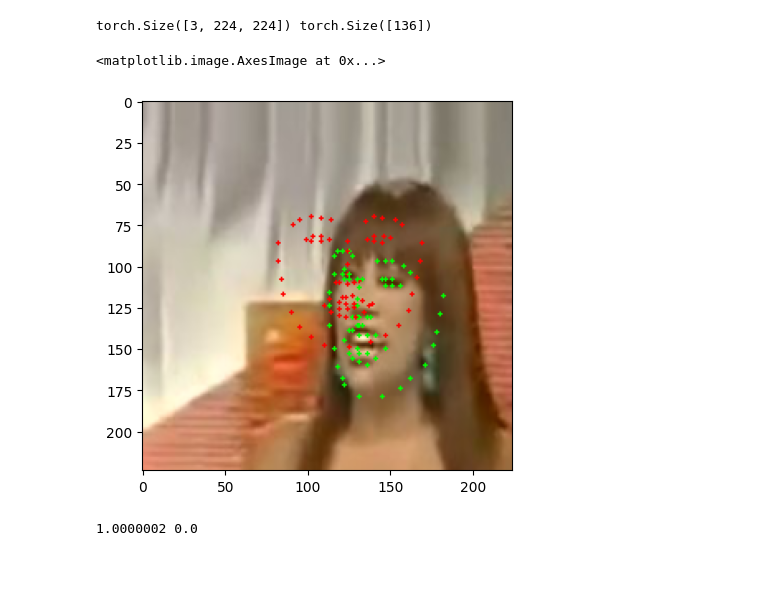
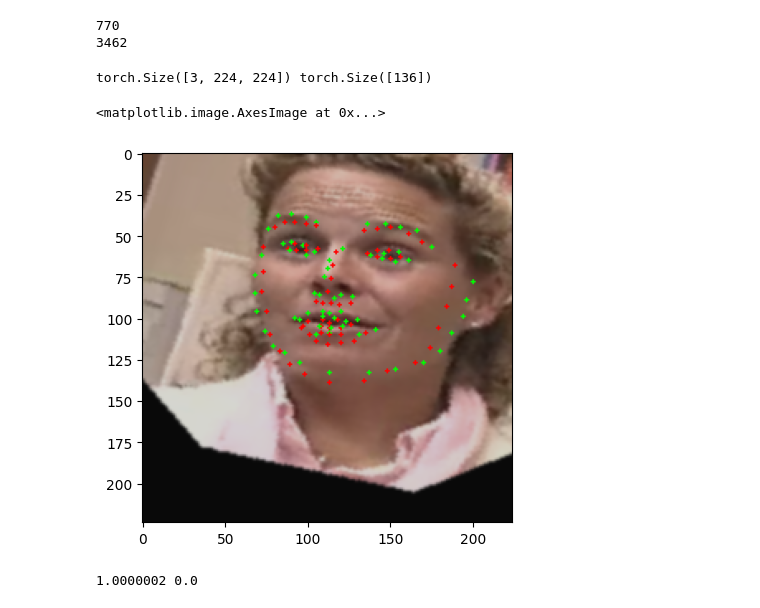
Before and after one commit to rihat99/CV701_Assignemnt_4, a Jupyter notebook: test.ipynb, the cells around one changed output. Drawn from its saved outputs; the diff is of its cells as text; code cells hidden in the pictures; blank space fills up the shorter version.

```diff
--- a/test.ipynb
+++ b/test.ipynb
@@ -39,8 +39,8 @@ transforms_train = v2.Compose([
     v2.Normalize(mean=[0.485,0.456,0.406],std=[0.229,0.224,0.225]),
     v2.ToImage(),
     v2.ToDtype(torch.float),
-    v2.RandomRotation(degrees=(-25, 25)),
-    v2.RandomAffine(degrees=(-15, 15), translate=(0.2, 0.2), scale=(0.8, 1.2), shear=(-10, 10, -10, 10)),
+    v2.RandomRotation(degrees=(-90, 90)),
+    v2.RandomAffine(degrees=(-45, 45), translate=(0.4, 0.4), scale=(0.7, 1.3), shear=(-10, 10, -10, 10)),
     v2.RandomResizedCrop((IMAGE_SIZE, IMAGE_SIZE), scale=(0.8, 1.0), antialias=True),
     v2.ColorJitter(brightness=0.2, contrast=0.2, saturation=0.2),
     v2.GaussianBlur(kernel_size=3, sigma=(0.1, 1.0)),
@@ -53,44 +53,61 @@ test_dataset = FacialKeypointsDataset(csv_file='data/test_frames_keypoints.csv',
 
 train_dataset = FacialKeypointsDataset(csv_file='data/training_frames_keypoints.csv', root_dir='data/training/',
                                     transform=transforms_train)
+
+print(len(test_dataset))
+print(len(train_dataset))
+# %% [output]
+770
+3462
 # %%
-index = 5
+index = 4
 
-image, keypoints = test_dataset[index]
+image, keypoints = train_dataset[index]
 print(image.shape, keypoints.shape)
 keypoints = keypoints.reshape(-1, 2)
 
 with torch.no_grad():
     model.eval()
     output = model(image.unsqueeze(0).to(DEVICE))
     output = output.cpu().numpy()
     output = output.reshape(-1, 2)
 
 
+
 image = image.permute(1, 2, 0).numpy()
 image = image.copy()
 
 for i in range(keypoints.shape[0]):
 
-    keypoints_y = int((keypoints[i, 1] + 1) * image.shape[1] / 2)
-    keypoints_x = int((keypoints[i, 0] + 1) * image.shape[0] / 2)
+    # keypoints_y = int((keypoints[i, 1] + 1) * image.shape[1] / 2)
+    # keypoints_x = int((keypoints[i, 0] + 1) * image.shape[0] / 2)
+
+    keypoints_x = int(keypoints[i, 0] * image.shape[0])
+    keypoints_y = int(keypoints[i, 1] * image.shape[1])
+
     # keypoints_x = int(keypoints[i, 0])
     # keypoints_y = int(keypoints[i, 1])
+
     cv2.circle(image, (keypoints_x, keypoints_y), 1, (0, 1, 0), -1)
 
     # cv2.putText(image, str(i), (keypoints_x, keypoints_y), cv2.FONT_HERSHEY_SIMPLEX, 0.2, (0, 1, 0), 1)
 
-    pred_y = int((output[i, 1] + 1) * image.shape[1] / 2)
-    pred_x = int((output[i, 0] + 1) * image.shape[0] / 2)
+    # pred_y = int((output[i, 1] + 1) * image.shape[1] / 2)
+    # pred_x = int((output[i, 0] + 1) * image.shape[0] / 2)
+
+    pred_x = int(output[i, 0] * image.shape[0])
+    pred_y = int(output[i, 1] * image.shape[1])
+
     # pred_x = int(output[i, 0])
     # pred_y = int(output[i, 1])
+
     cv2.circle(image, (pred_x, pred_y), 1, (1, 0, 0), -1)
 
 plt.imshow(image)
 # %% [output]
 torch.Size([3, 224, 224]) torch.Size([136])
 <matplotlib.image.AxesImage at 0x...>
-[figure, old version]
+[figure, new version]
 # %%
 print(image.max(), image.min())
 # %% [output]
```
Also changed, not shown: parts of 1 cell of this notebook, 6 other files.
